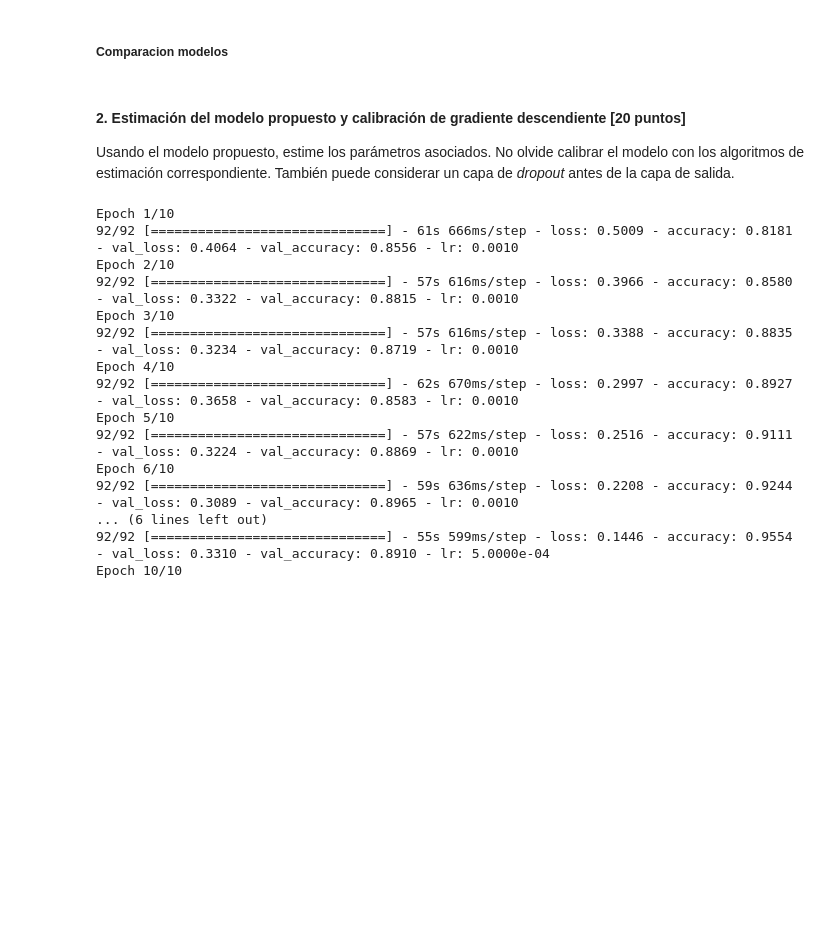
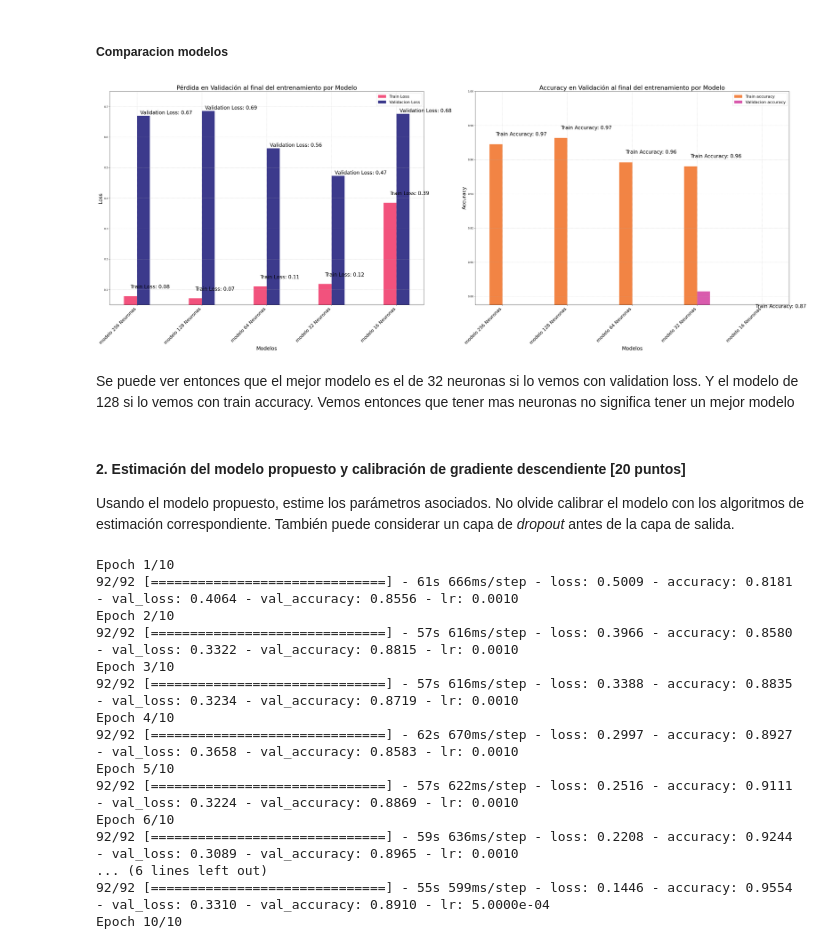
Before and after one commit to juankquintana/deep_learning, a Jupyter notebook: Semana 6/Casos/Caso 1 Sem 6/S6LC2 Caso 1 5 modelos.ipynb, the cells around one changed output. Saved outputs shown, nothing was run; the diff lists cells and outputs as text; code cells hidden in the pictures; blank space fills up the shorter version.

```diff
--- a/Semana 6/Casos/Caso 1 Sem 6/S6LC2 Caso 1 5 modelos.ipynb
+++ b/Semana 6/Casos/Caso 1 Sem 6/S6LC2 Caso 1 5 modelos.ipynb
@@ -518,36 +618,54 @@ for i in historias:
     accuracy_val.append(i.history['val_accuracy'][-1])
     loss_val.append(i.history['val_loss'][-1])
 # %%
-fig, axs = plt.subplots(1, 2, figsize=(12, 6))
+import matplotlib.pyplot as plt
+import numpy as np
+
+
+fig, axs = plt.subplots(1, 2, figsize=(40, 15))
 
 x = np.arange(len(models))
-width = 0.35
+width = 0.2
 
 # --- Loss ---
 axs[0].bar(x - width/2, loss_train, width, label='Train Loss', color='#F2527D')
 axs[0].bar(x + width/2, loss_val, width, label='Validacion Loss', color='#3C3A8C')
-axs[0].set_title('Pérdida en Validación al final del entrenamiento por Modelo')
-axs[0].set_ylim(0.05, 0.35)
-axs[0].set_xlabel('Modelos')
-axs[0].set_ylabel('Loss')
+axs[0].set_title('Pérdida en Validación al final del entrenamiento por Modelo', fontsize=24)
+axs[0].set_ylim(0.05, 0.75)
+axs[0].set_xlabel('Modelos', fontsize=20)
+axs[0].set_ylabel('Loss', fontsize=20)
 axs[0].set_xticks(x)
-axs[0].set_xticklabels(models)
-axs[0].legend()
+axs[0].set_xticklabels(models, fontsize=18, rotation=45, ha='right')
+axs[0].legend(fontsize=16)
 axs[0].grid(True, linestyle='--', alpha=0.6)
 
-# --- AUC ---
+# --- Accuracy ---
 axs[1].bar(x - width/2, accuracy_train, width, label='Train accuracy', color='#F28444')
 axs[1].bar(x + width/2, accuracy_val, width, label='Validacion accuracy', color='#D95BAD')
-axs[1].set_title('accuracy en Validación al final del entrenamiento por Modelo')
-axs[1].set_xlabel('Modelos')
-axs[1].set_ylabel('accuracy')
+axs[1].set_title('Accuracy en Validación al final del entrenamiento por Modelo', fontsize=24)
+axs[1].set_xlabel('Modelos', fontsize=20)
+axs[1].set_ylabel('Accuracy', fontsize=20)
 axs[1].set_xticks(x)
-axs[1].set_xticklabels(models)
+axs[1].set_xticklabels(models, fontsize=18, rotation=45, ha='right')
 axs[1].set_ylim(0.875, 1.0)
-axs[1].legend()
+axs[1].legend(fontsize=16)
 axs[1].grid(True, linestyle='--', alpha=0.6)
+
+for i, v in enumerate(accuracy_train):
+    axs[1].text(i - 0.1, v + 0.005, f"Train Accuracy: {v:.2f}", fontsize=20)
+
+
+for i, v in enumerate(loss_val):
+    axs[0].text(i + 0.05, v + 0.005, f"Validation Loss: {v:.2f}", fontsize=20)
+
+for i, v in enumerate(loss_train):
+    axs[0].text(i - 0.1, v + 0.025, f"Train Loss: {v:.2f}", fontsize=20)
 plt.tight_layout()
 plt.show()
+# %% [output]
+[figure, added]
+# %% [markdown]
+Se puede ver entonces que el mejor modelo es el de 32 neuronas si lo vemos con validation loss. Y el modelo de 128 si lo vemos con train accuracy. Vemos entonces que tener mas neuronas no significa tener un mejor modelo
 # %% [markdown]
 #### 2. Estimación del modelo propuesto y calibración de gradiente descendiente [20 puntos]
 Usando el modelo propuesto, estime los parámetros asociados. No olvide calibrar el modelo con los algoritmos de estimación correspondiente. También puede considerar un capa de _dropout_ antes de la capa de salida.
```
Also changed, not shown: parts of 16 cells of this notebook.
